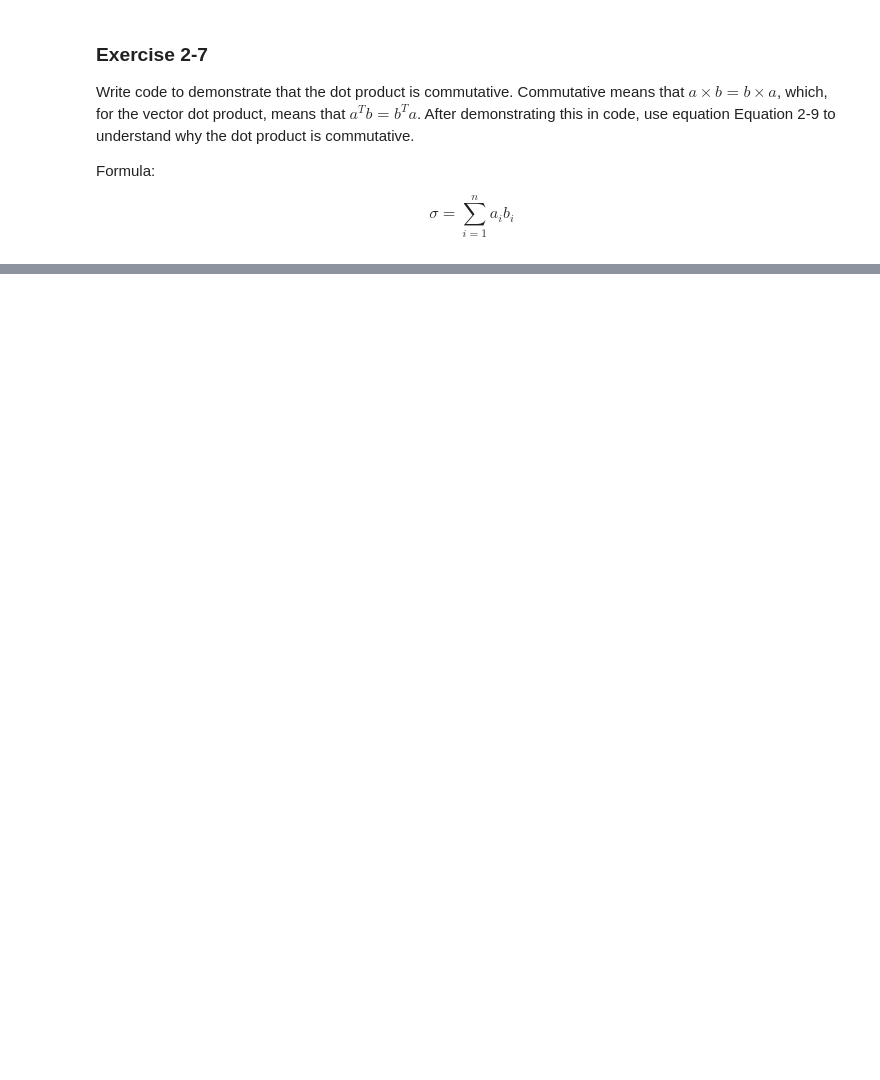
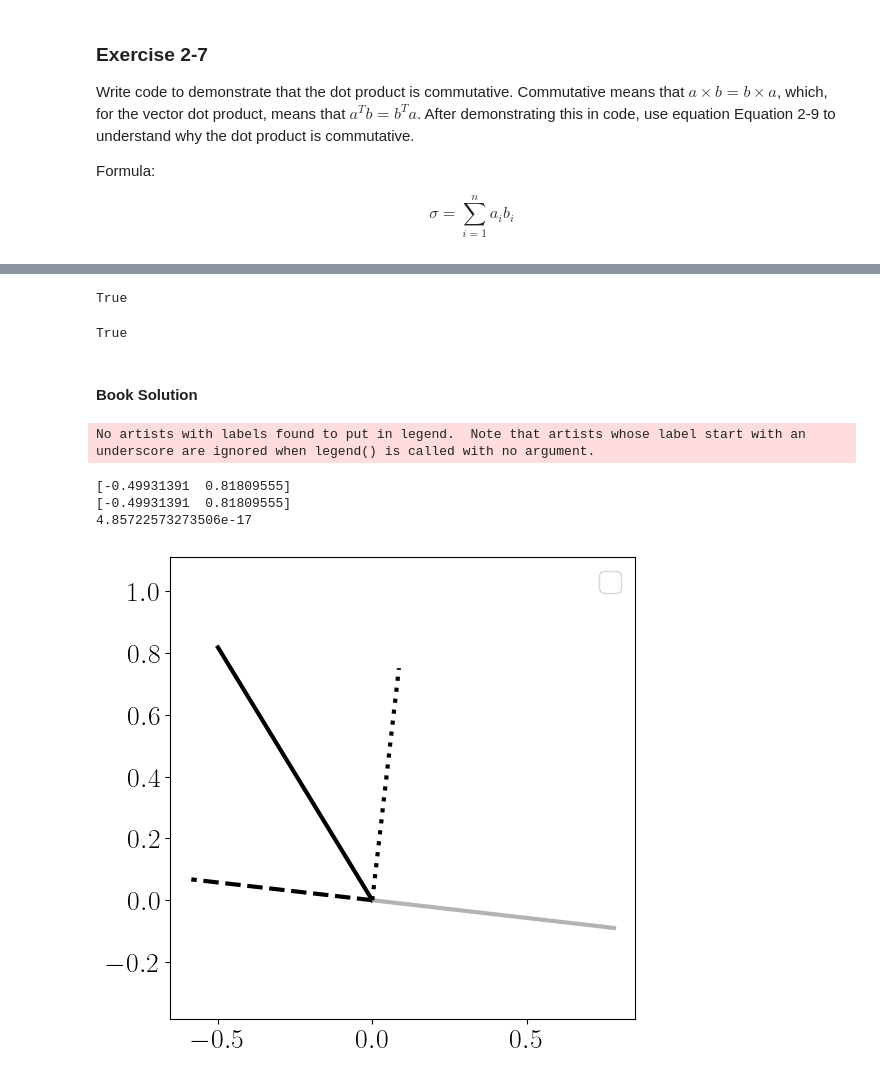
Before and after one commit to mlvhub/quant-learning, a Jupyter notebook: practical-linear-algebra-for-data-science/02-vectors-part-1/02-vectors-part-1.ipynb, the cells around one changed output, grey strips where cells are left out. Cells and saved outputs as stored; diff of their text form; code cells hidden in the pictures; blank space fills up the shorter version.

```diff
--- a/practical-linear-algebra-for-data-science/02-vectors-part-1/02-vectors-part-1.ipynb
+++ b/practical-linear-algebra-for-data-science/02-vectors-part-1/02-vectors-part-1.ipynb
@@ -1002,0 +1167,51 @@ $$
+# %%
+np.equal(parallel + perpendicular, t).all()
+# %% [output]
+True
+# %%
+np.allclose(np.dot(parallel, perpendicular), 0)
+# %% [output]
+True
+# %% [markdown]
+#### Book Solution
+# %%
+# generate random R2 vectors (note: no orientation here! we don't need it for this exercise)
+t = np.random.randn(2)
+r = np.random.randn(2)
+
+# the decomposition
+t_para = r * (np.dot(t,r) / np.dot(r,r))
+t_perp = t - t_para
+
+# confirm that the two components sum to the target
+print(t)
+print( t_para+t_perp )
+
+# confirm orthogonality (dot product must be zero!)
+print( np.dot(t_para,t_perp) )
+# Note about this result: Due to numerical precision errors,
+#   you might get a result of something like 10^-17, which can be interpretd as zero.
+
+
+
+# draw them!
+plt.figure(figsize=(6,6))
+
+# draw main vectors
+plt.plot([0,t[0]],[0,t[1]],color='k',linewidth=3,label=r'')
+plt.plot([0,r[0]],[0,r[1]],color=[.7,.7,.7],linewidth=3,label=r'')
+
+# draw decomposed vector components
+plt.plot([0,t_para[0]],[0,t_para[1]],'k--',linewidth=3,label=r'')
+plt.plot([0,t_perp[0]],[0,t_perp[1]],'k:',linewidth=3,label=r'')
+
+plt.axis('equal')
+plt.legend()
+#plt.savefig('Figure_02_08.png',dpi=300)
+plt.show()
+# %% [output]
+No artists with labels found to put in legend.  Note that artists whose label start with an underscore are ignored when legend() is called with no argument.
+[-0.49931391  0.81809555]
+[-0.49931391  0.81809555]
+4.85722573273506e-17
+[figure, added]
```
Also changed, not shown: parts of 24 cells of this notebook, 2 other files.
